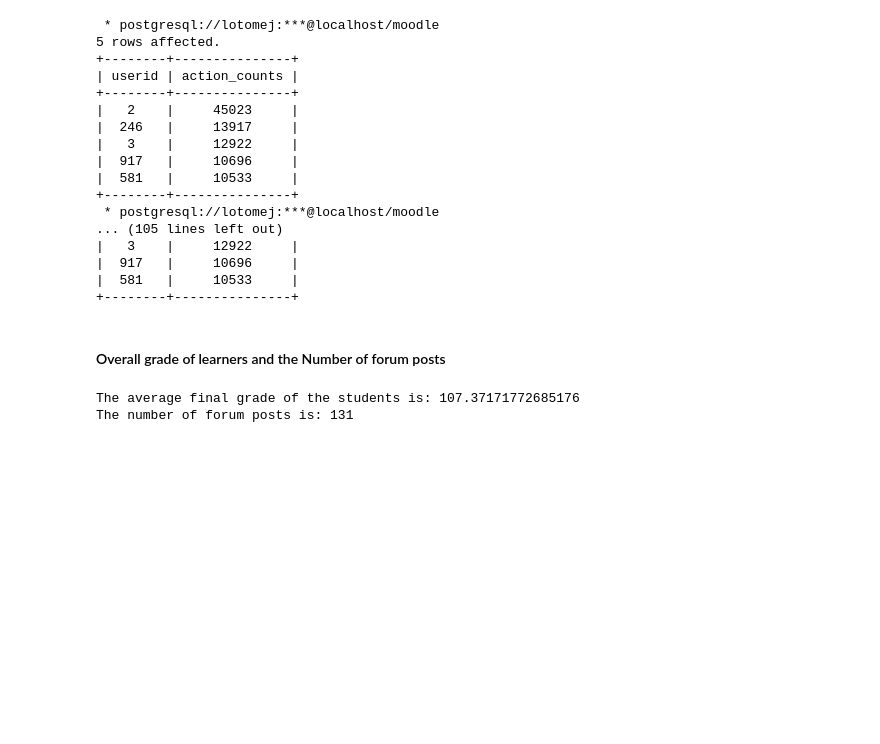
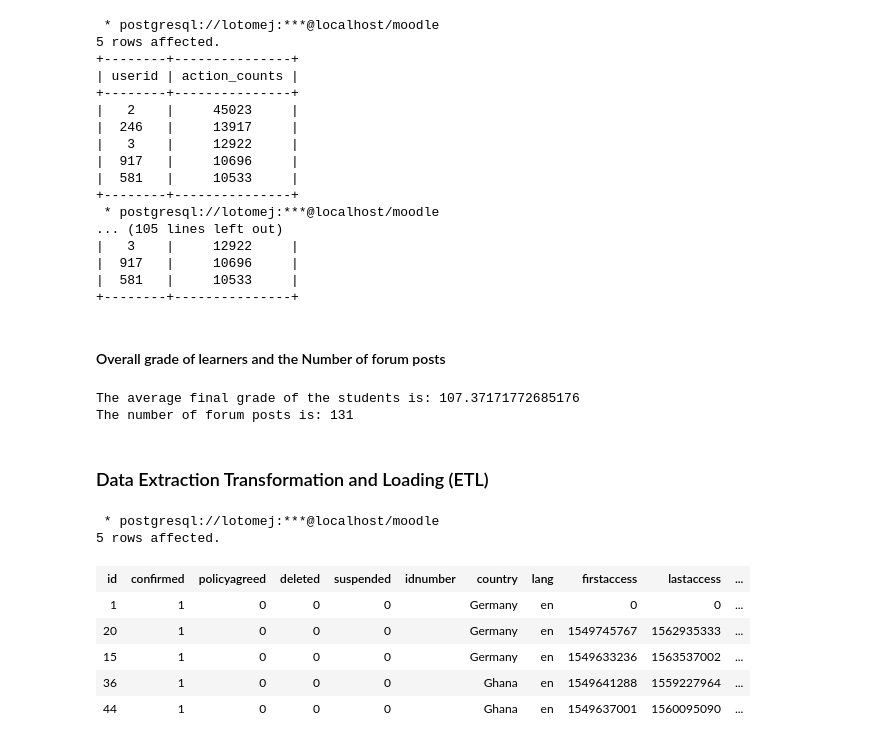
Before and after one commit to johnlotome/Moodle-Database-Educational-Data-Log-Analysis-, a Jupyter notebook: Moodle_DB_Analysis.ipynb, the cells around one changed output. Cells and saved outputs as stored; diff of their text form; code cells hidden in the pictures; blank space fills up the shorter version.

Commit message:
Data ETL

```diff
--- a/Moodle_DB_Analysis.ipynb
+++ b/Moodle_DB_Analysis.ipynb
@@ -255,3 +257,17 @@ pull.posts()
 # %% [output]
 The average final grade of the students is: 107.37171772685176
 The number of forum posts is: 131
+# %% [markdown]
+### Data Extraction Transformation and Loading (ETL)
+# %%
+%%sql
+SELECT * FROM mdl_user LIMIT 5
+# %% [output]
+ * postgresql://lotomej:***@localhost/moodle
+5 rows affected.
+| id | confirmed | policyagreed | deleted | suspended | idnumber | country | lang | firstaccess | lastaccess | ... |
+| 1 | 1 | 0 | 0 | 0 |  | Germany | en | 0 | 0 | ... |
+| 20 | 1 | 0 | 0 | 0 |  | Germany | en | 1549745767 | 1562935333 | ... |
+| 15 | 1 | 0 | 0 | 0 |  | Germany | en | 1549633236 | 1563537002 | ... |
+| 36 | 1 | 0 | 0 | 0 |  | Ghana | en | 1549641288 | 1559227964 | ... |
+| 44 | 1 | 0 | 0 | 0 |  | Ghana | en | 1549637001 | 1560095090 | ... |
```
Also changed, not shown: parts of 15 cells of this notebook.
